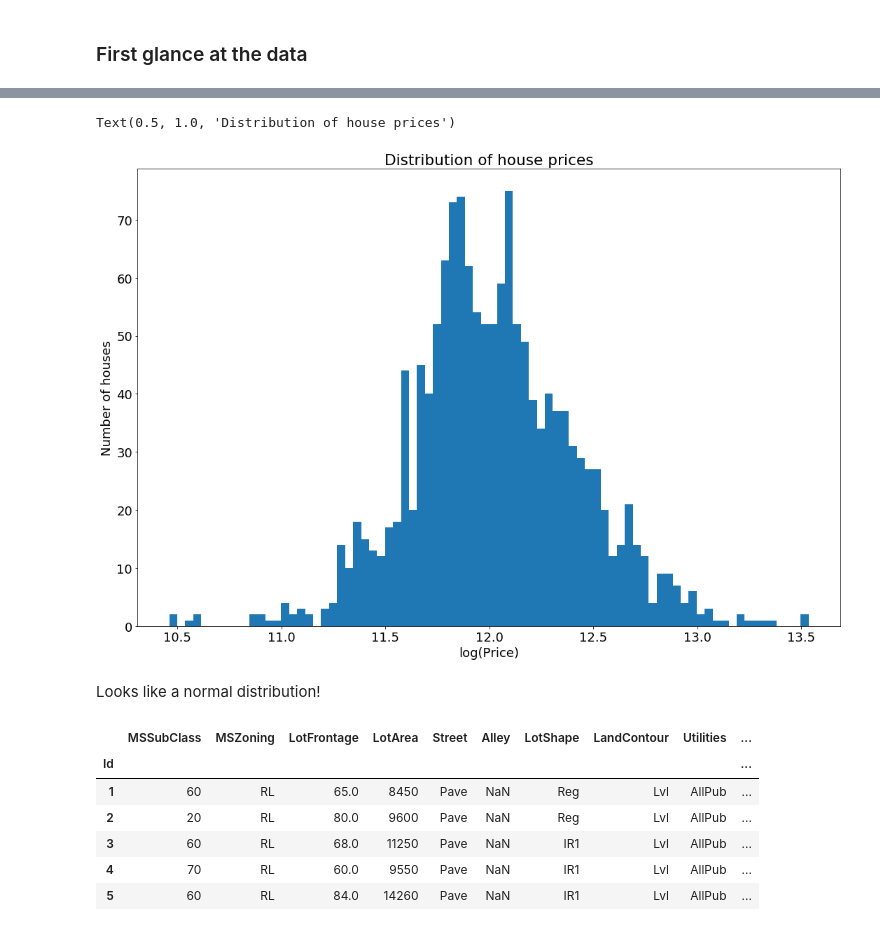
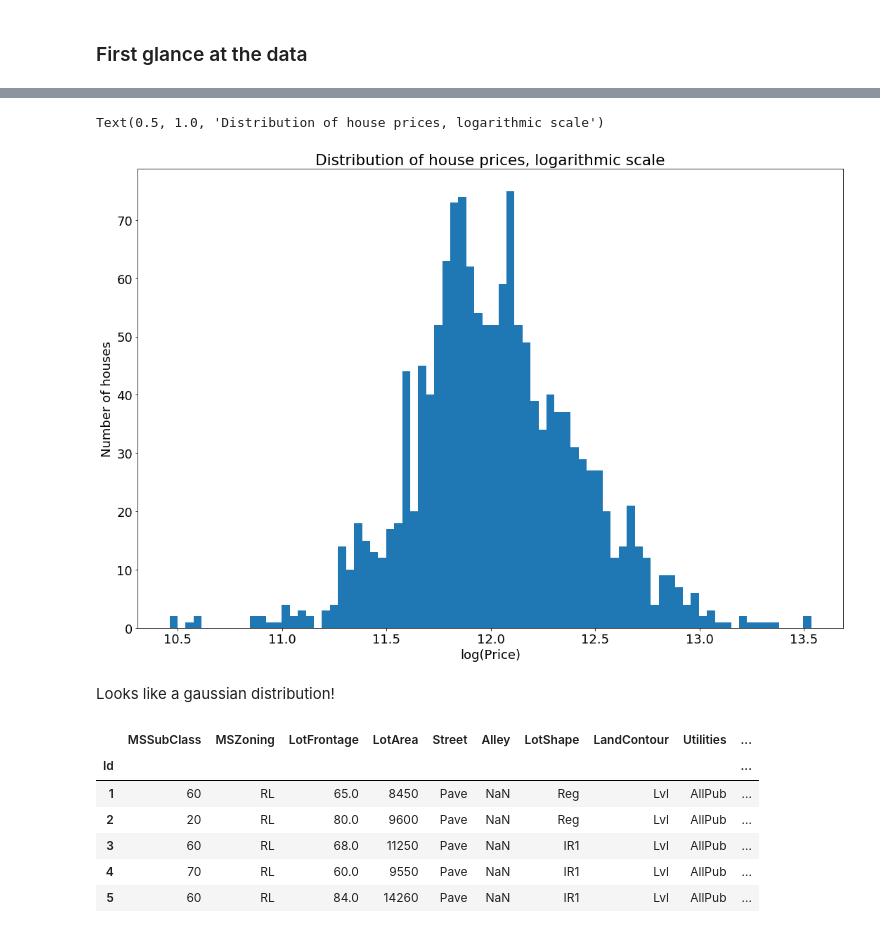
Before and after one commit to rromdomdom/house-prices-dataset, a Jupyter notebook: House Prices Competition.ipynb, the cells around one changed output, grey strips where cells are left out. Cells and saved outputs as stored; diff of their text form; code cells hidden in the pictures.

```diff
--- a/House Prices Competition.ipynb
+++ b/House Prices Competition.ipynb
@@ -33,14 +32,14 @@ Text(0.5, 1.0, 'Distribution of house prices')
 # %%
 plt.figure(figsize=(18, 12))
 plt.hist(np.log(df['SalePrice']), bins=80)
 plt.xlabel('log(Price)')
 plt.ylabel('Number of houses')
-plt.title('Distribution of house prices')
+plt.title('Distribution of house prices, logarithmic scale')
 # %% [output]
-Text(0.5, 1.0, 'Distribution of house prices')
+Text(0.5, 1.0, 'Distribution of house prices, logarithmic scale')
-[figure, old version]
+[figure, new version]
 # %% [markdown]
-Looks like a normal distribution!
+Looks like a gaussian distribution!
 # %%
 df.head()
 # %% [output]
```
Also changed, not shown: parts of 23 cells of this notebook.
